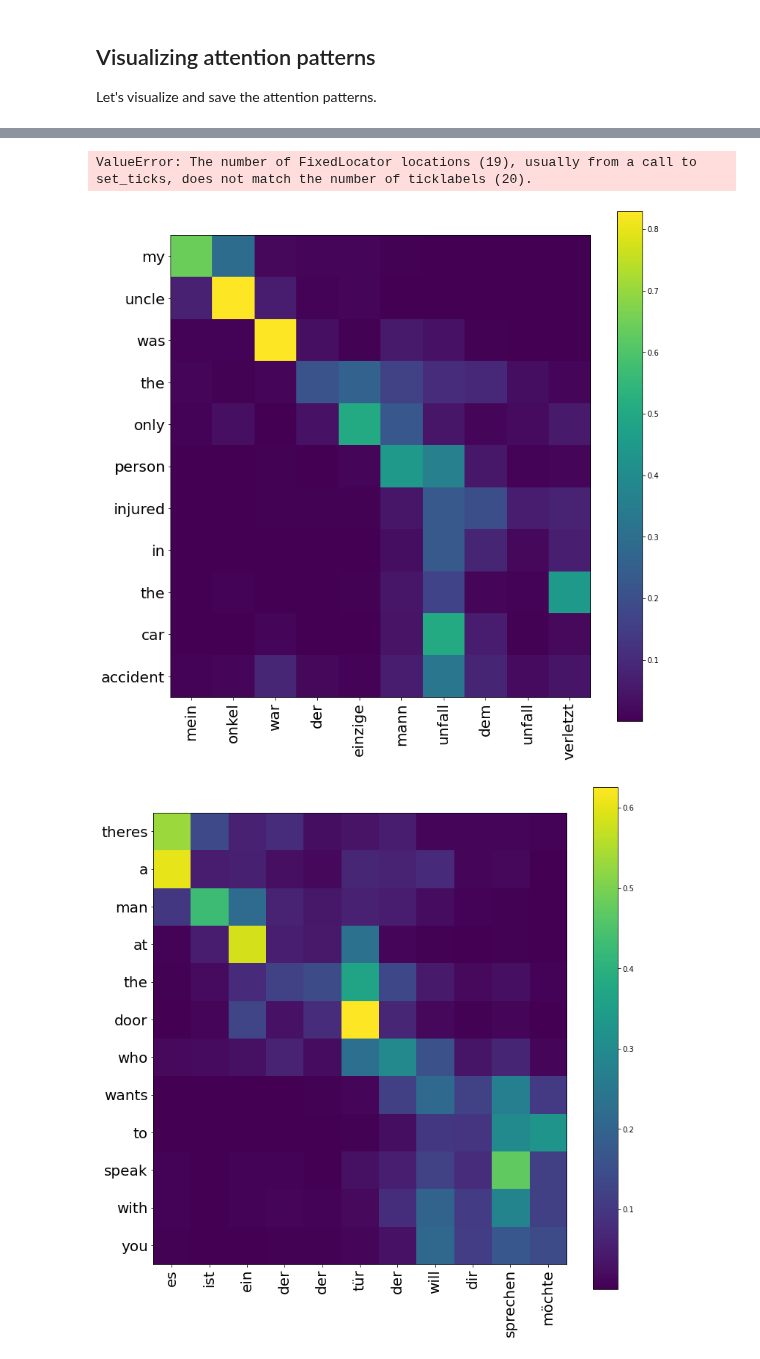
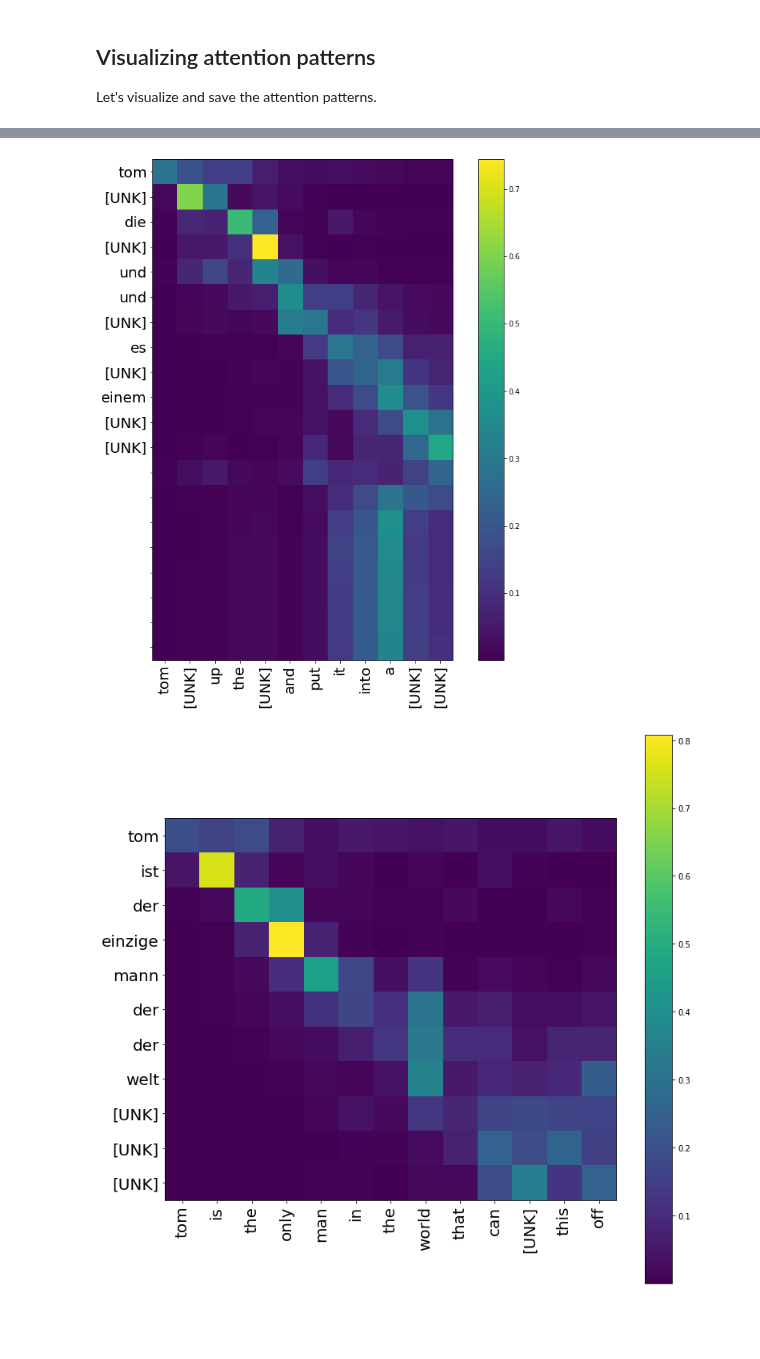
Before and after one commit to thushv89/manning_tf2_in_action, a Jupyter notebook: Ch11-Ch12-Sequence-to-Sequence-Learning-with-TF2/12.1_seq2seq_machine_translation_part_2.ipynb, the cells around one changed output, grey strips where cells are left out. Saved outputs shown, nothing was run; the diff lists cells and outputs as text; code cells hidden in the pictures; blank space fills up the shorter version.

```diff
--- a/Ch11-Ch12-Sequence-to-Sequence-Learning-with-TF2/12.1_seq2seq_machine_translation_part_2.ipynb
+++ b/Ch11-Ch12-Sequence-to-Sequence-Learning-with-TF2/12.1_seq2seq_machine_translation_part_2.ipynb
@@ -307,8 +307,8 @@ class DecoderRNNAttentionWrapper(Layer):
     There are three sets of weights introduced W_a, U_a, and V_a
      """
 
-    def __init__(self, cell_fn, cell_units, units, **kwargs):
-        self._cell = cell_fn(cell_units)
+    def __init__(self, cell, units, **kwargs):
+        self._cell = cell
         self.units = units
         super().__init__(**kwargs)
 
@@ -332,16 +332,6 @@ class DecoderRNNAttentionWrapper(Layer):
                                    initializer='uniform',
                                    trainable=True)
 
-        #with K.name_scope(self._cell.name):
-        #    self._cell.build(input_shape[1][:-1]+(input_shape[0][-1]+input_shape[1][-1]))
-        #    self._cell.built = True
-
-
-    # Adding this solves, variables were created in lambda
-    #def __call__(self, inputs, initial_state, **kwargs):
-
-        #encoder_outputs, decoder_inputs = inputs
-        #return super().__call__(inputs, initial_state=initial_state, **kwargs)
 
     # Code listing 12.1
     def call(self, inputs, initial_state, training=False):
@@ -506,8 +496,8 @@ def get_final_seq2seq_model_with_attention(n_vocab, encoder, vectorizer):
     # Get the output of the gru layer
     d_init_state = tf.keras.layers.Concatenate(axis=-1)([fwd_state, bwd_state])
 
-    gru_cell = tf.keras.layers.GRUCell
-    attn_out, _  = DecoderRNNAttentionWrapper(cell_fn=gru_cell, cell_units=256, units=512, name="d_attention")([en_states, d_emb_out], initial_state=d_init_state)
+    gru_cell = tf.keras.layers.GRUCell(256)
+    attn_out, _  = DecoderRNNAttentionWrapper(cell=gru_cell, units=512, name="d_attention")([en_states, d_emb_out], initial_state=d_init_state)
 
     # Define an intermediate dense layer
     d_dense_layer_1 = tf.keras.layers.Dense(512, activation='relu', name='d_dense_1')
@@ -820,7 +810,7 @@ def train_model(model, vectorizer, train_df, valid_df, test_df, epochs, batch_si
 # Section 12.1
 
 epochs = 5
-batch_size = 84
+batch_size = 128
 
 t1 = time.time()
 train_model(final_model_with_attention, de_vectorizer, train_df, valid_df, test_df, epochs, batch_size)
@@ -963,25 +988,27 @@ def visualize_attention(visualizer_model, en_vocabulary, de_vocabulary, sample_e
     print("Input: {}".format(sample_en_text))
 
     # Get the model predictions
-    d_pred, attention_weights, e_out, d_out = visualizer_model.predict([np.array([sample_en_text]), np.array([sample_de_text])])
+    d_pred, attention_weights, e_out, d_out = visualizer_model.predict(
+        [np.array([sample_en_text]), np.array([sample_de_text])], verbose=0
+    )
 
     # Get the token IDs of the predictions of the model
     d_pred_out = np.argmax(d_pred[0], axis=-1)
 
-    # Our y tick labels will be the input English words
-    y_ticklabels = []
+    # Our x tick labels will be the input English words
+    x_ticklabels = []
     for e_id in e_out[0]:
 
         if en_vocabulary[e_id] == "":
             break
-        y_ticklabels.append(en_vocabulary[e_id])
+        x_ticklabels.append(en_vocabulary[e_id])
 
-    # Our x tick labels will be the predicted German words
-    x_ticklabels = []
+    # Our y tick labels will be the predicted German words
+    y_ticklabels = []
     for d_id in d_pred_out:
         if de_vocabulary[d_id] == 'eos':
             break
-        x_ticklabels.append(de_vocabulary[d_id])
+        y_ticklabels.append(de_vocabulary[d_id])
 
     fig, ax = plt.subplots(figsize=(14, 14))
 
@@ -1039,3 +1069,2 @@ Input: The library near my house is now open only three days a week due to budge
-ValueError: The number of FixedLocator locations (19), usually from a call to set_ticks, does not match the number of ticklabels (20).
-[figure, old version]
+[figure, new version]
-[figure, old version]
+[figure, new version]
```
Also changed, not shown: parts of 10 cells of this notebook, 23 other files.
